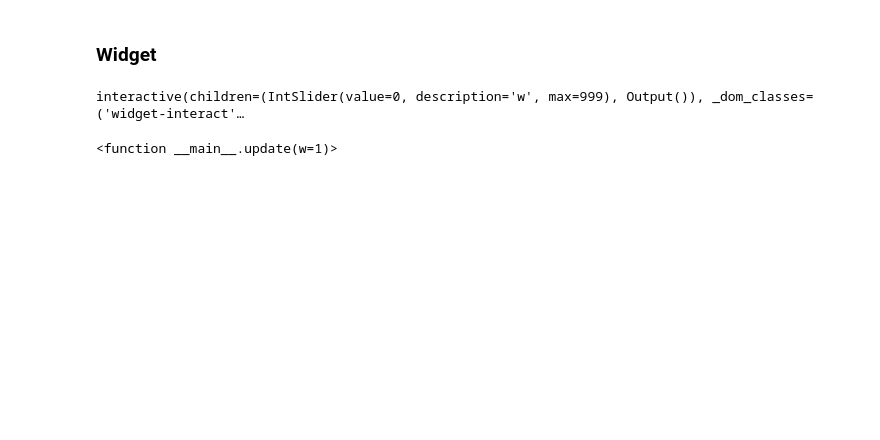
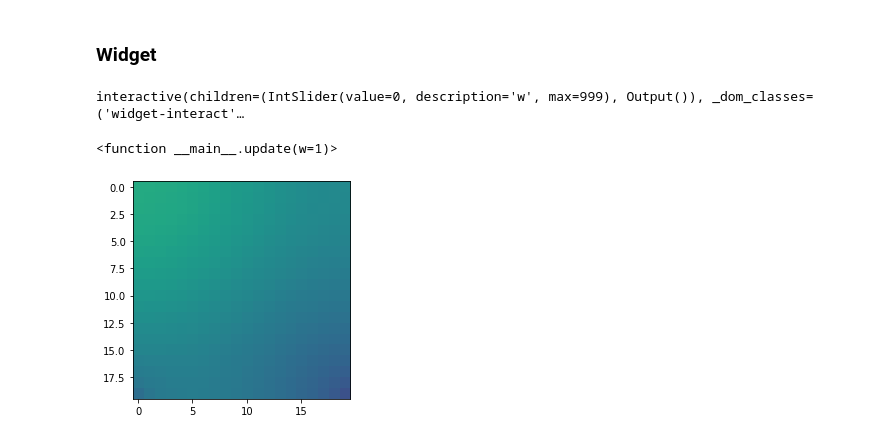
Before and after one commit to POET-Simulator/tug, a Jupyter notebook: proto/FTCS.ipynb, the cells around one changed output. Saved outputs shown, nothing was run; the diff lists cells and outputs as text; code cells hidden in the pictures; blank space fills up the shorter version.

```diff
--- a/proto/FTCS.ipynb
+++ b/proto/FTCS.ipynb
@@ -190,3 +286,17 @@ interact(update, w = IntSlider(min=0, max = 999, step = 1, value = 0))
 # %% [output]
 interactive(children=(IntSlider(value=0, description='w', max=999), Output()), _dom_classes=('widget-interact'…
 <function __main__.update(w=1)>
+# %%
+import matplotlib.animation as animation
+
+
+frames = []
+fig = plt.figure()
+for i in records:
+    frames.append([plt.imshow(i, vmin=0, vmax=10, animated=True)])
+
+ani = animation.ArtistAnimation(fig, frames, interval=50, blit=True, repeat_delay=1000)
+
+ani.save("/Users/hannessigner/Desktop/test.gif")
+# %% [output]
+[figure, added]
```
Also changed, not shown: parts of 7 cells of this notebook.
